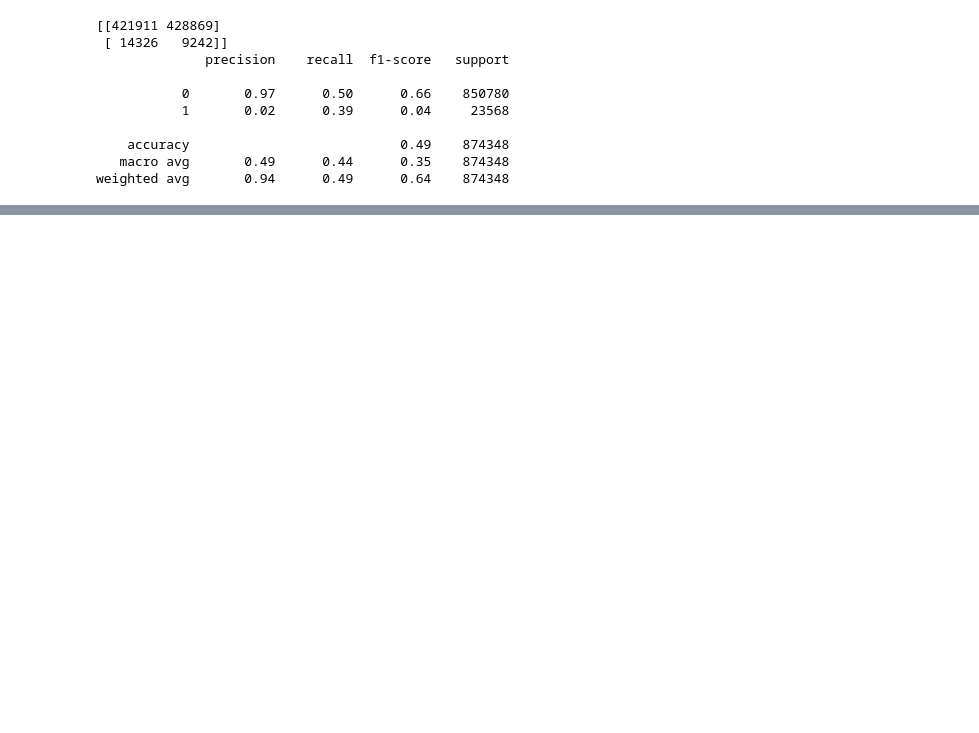
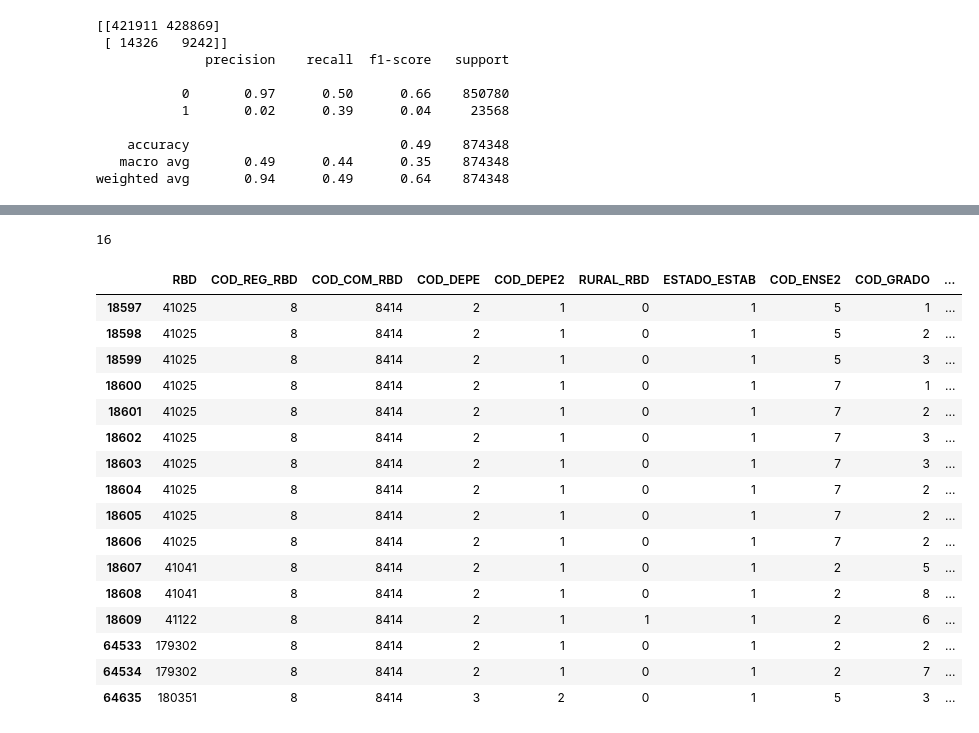
Before and after one commit to davidlealo/desercion-escolar, a Jupyter notebook: test_rf_bases.ipynb, the cells around one changed output, grey strips where cells are left out. Drawn from its saved outputs; the diff is of its cells as text; code cells hidden in the pictures; blank space fills up the shorter version.

```diff
--- a/test_rf_bases.ipynb
+++ b/test_rf_bases.ipynb
@@ -815,0 +956,27 @@ print(classification_report(y_test, mlp_pred))
+# %%
+# Cantidad de estudiantes en la comuna con código 8414
+num_students = df[df['COD_COM_RBD'] == 8414].shape[0]
+print(num_students)
+# %% [output]
+16
+# %%
+comuna = df[df['COD_COM_RBD'] == 8414]
+comuna.head(16)
+# %% [output]
+|  | RBD | COD_REG_RBD | COD_COM_RBD | COD_DEPE | COD_DEPE2 | RURAL_RBD | ESTADO_ESTAB | COD_ENSE2 | COD_GRADO | ... |
+| 18597 | 41025 | 8 | 8414 | 2 | 1 | 0 | 1 | 5 | 1 | ... |
+| 18598 | 41025 | 8 | 8414 | 2 | 1 | 0 | 1 | 5 | 2 | ... |
+| 18599 | 41025 | 8 | 8414 | 2 | 1 | 0 | 1 | 5 | 3 | ... |
+| 18600 | 41025 | 8 | 8414 | 2 | 1 | 0 | 1 | 7 | 1 | ... |
+| 18601 | 41025 | 8 | 8414 | 2 | 1 | 0 | 1 | 7 | 2 | ... |
+| 18602 | 41025 | 8 | 8414 | 2 | 1 | 0 | 1 | 7 | 3 | ... |
+| 18603 | 41025 | 8 | 8414 | 2 | 1 | 0 | 1 | 7 | 3 | ... |
+| 18604 | 41025 | 8 | 8414 | 2 | 1 | 0 | 1 | 7 | 2 | ... |
+| 18605 | 41025 | 8 | 8414 | 2 | 1 | 0 | 1 | 7 | 2 | ... |
+| 18606 | 41025 | 8 | 8414 | 2 | 1 | 0 | 1 | 7 | 2 | ... |
+| 18607 | 41041 | 8 | 8414 | 2 | 1 | 0 | 1 | 2 | 5 | ... |
+| 18608 | 41041 | 8 | 8414 | 2 | 1 | 0 | 1 | 2 | 8 | ... |
+| 18609 | 41122 | 8 | 8414 | 2 | 1 | 1 | 1 | 2 | 6 | ... |
+| 64533 | 179302 | 8 | 8414 | 2 | 1 | 0 | 1 | 2 | 2 | ... |
+| 64534 | 179302 | 8 | 8414 | 2 | 1 | 0 | 1 | 2 | 7 | ... |
+| 64635 | 180351 | 8 | 8414 | 3 | 2 | 0 | 1 | 5 | 3 | ... |
```
Also changed, not shown: parts of 8 cells of this notebook.
